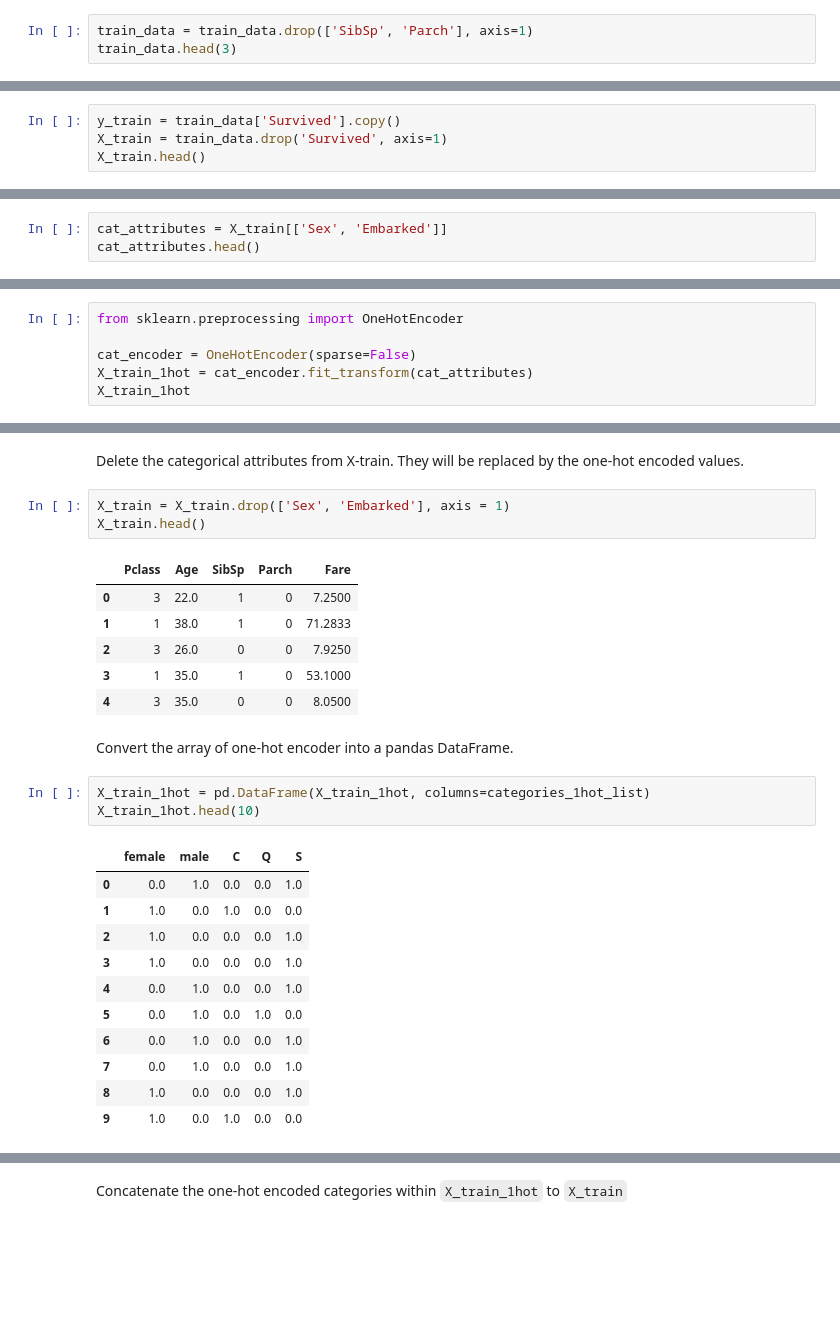
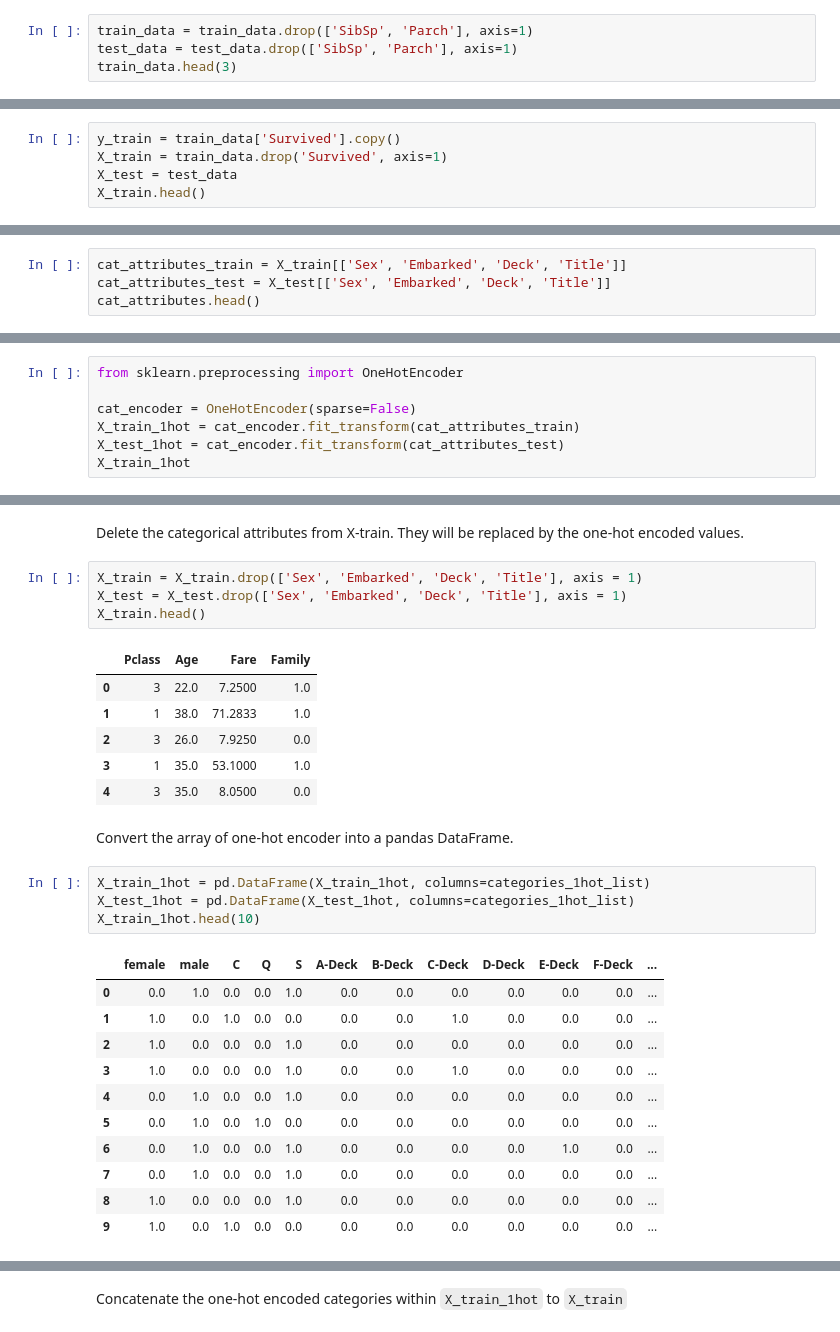
Before and after one commit to faberfred/kaggle, a Jupyter notebook: titanic/titanic_v2.ipynb, the cells around one changed output, grey strips where cells are left out. Cells and saved outputs as stored; diff of their text form; blank space fills up the shorter version.

```diff
--- a/titanic/titanic_v2.ipynb
+++ b/titanic/titanic_v2.ipynb
@@ -472,5 +634,6 @@ Delete the attributes `SibSp` and `Parch` from the training data.
 # %%
 train_data = train_data.drop(['SibSp', 'Parch'], axis=1)
+test_data = test_data.drop(['SibSp', 'Parch'], axis=1)
 train_data.head(3)
 # %% [output]
 |  | Survived | Pclass | Sex | Age | Fare | Embarked | Deck | Title | Family |
@@ -487,4 +663,5 @@ Drop the label attribute `Survived` from the training data set and move it into
 # %%
 y_train = train_data['Survived'].copy()
 X_train = train_data.drop('Survived', axis=1)
+X_test = test_data
 X_train.head()
@@ -494,4 +678,5 @@ Extract the categorical attributes `Sex` and `Embarked` and store them within ca
 # %%
-cat_attributes = X_train[['Sex', 'Embarked']]
+cat_attributes_train = X_train[['Sex', 'Embarked', 'Deck', 'Title']]
+cat_attributes_test = X_test[['Sex', 'Embarked', 'Deck', 'Title']]
 cat_attributes.head()
 # %% [output]
@@ -508,6 +693,7 @@ Use [`OneHotEncoder`](https://scikit-learn.org/stable/modules/generated/sklearn.
 from sklearn.preprocessing import OneHotEncoder
 
 cat_encoder = OneHotEncoder(sparse=False)
-X_train_1hot = cat_encoder.fit_transform(cat_attributes)
+X_train_1hot = cat_encoder.fit_transform(cat_attributes_train)
+X_test_1hot = cat_encoder.fit_transform(cat_attributes_test)
 X_train_1hot
 # %% [output]
@@ -533,32 +734,34 @@ categories_1hot_list
 # %% [markdown]
 Delete the categorical attributes from X-train. They will be replaced by the one-hot encoded values.
 # %%
-X_train = X_train.drop(['Sex', 'Embarked'], axis = 1)
+X_train = X_train.drop(['Sex', 'Embarked', 'Deck', 'Title'], axis = 1)
+X_test = X_test.drop(['Sex', 'Embarked', 'Deck', 'Title'], axis = 1)
 X_train.head()
 # %% [output]
-|  | Pclass | Age | SibSp | Parch | Fare |
-| 0 | 3 | 22.0 | 1 | 0 | 7.2500 |
-| 1 | 1 | 38.0 | 1 | 0 | 71.2833 |
-| 2 | 3 | 26.0 | 0 | 0 | 7.9250 |
-| 3 | 1 | 35.0 | 1 | 0 | 53.1000 |
-| 4 | 3 | 35.0 | 0 | 0 | 8.0500 |
+|  | Pclass | Age | Fare | Family |
+| 0 | 3 | 22.0 | 7.2500 | 1.0 |
+| 1 | 1 | 38.0 | 71.2833 | 1.0 |
+| 2 | 3 | 26.0 | 7.9250 | 0.0 |
+| 3 | 1 | 35.0 | 53.1000 | 1.0 |
+| 4 | 3 | 35.0 | 8.0500 | 0.0 |
 # %% [markdown]
 Convert the array of one-hot encoder into a pandas DataFrame.
 # %%
 X_train_1hot = pd.DataFrame(X_train_1hot, columns=categories_1hot_list)
+X_test_1hot = pd.DataFrame(X_test_1hot, columns=categories_1hot_list)
 X_train_1hot.head(10)
 # %% [output]
-|  | female | male | C | Q | S |
-| 0 | 0.0 | 1.0 | 0.0 | 0.0 | 1.0 |
-| 1 | 1.0 | 0.0 | 1.0 | 0.0 | 0.0 |
-| 2 | 1.0 | 0.0 | 0.0 | 0.0 | 1.0 |
-| 3 | 1.0 | 0.0 | 0.0 | 0.0 | 1.0 |
-| 4 | 0.0 | 1.0 | 0.0 | 0.0 | 1.0 |
-| 5 | 0.0 | 1.0 | 0.0 | 1.0 | 0.0 |
-| 6 | 0.0 | 1.0 | 0.0 | 0.0 | 1.0 |
-| 7 | 0.0 | 1.0 | 0.0 | 0.0 | 1.0 |
-| 8 | 1.0 | 0.0 | 0.0 | 0.0 | 1.0 |
-| 9 | 1.0 | 0.0 | 1.0 | 0.0 | 0.0 |
+|  | female | male | C | Q | S | A-Deck | B-Deck | C-Deck | D-Deck | E-Deck | F-Deck | ... |
+| 0 | 0.0 | 1.0 | 0.0 | 0.0 | 1.0 | 0.0 | 0.0 | 0.0 | 0.0 | 0.0 | 0.0 | ... |
+| 1 | 1.0 | 0.0 | 1.0 | 0.0 | 0.0 | 0.0 | 0.0 | 1.0 | 0.0 | 0.0 | 0.0 | ... |
+| 2 | 1.0 | 0.0 | 0.0 | 0.0 | 1.0 | 0.0 | 0.0 | 0.0 | 0.0 | 0.0 | 0.0 | ... |
+| 3 | 1.0 | 0.0 | 0.0 | 0.0 | 1.0 | 0.0 | 0.0 | 1.0 | 0.0 | 0.0 | 0.0 | ... |
+| 4 | 0.0 | 1.0 | 0.0 | 0.0 | 1.0 | 0.0 | 0.0 | 0.0 | 0.0 | 0.0 | 0.0 | ... |
+| 5 | 0.0 | 1.0 | 0.0 | 1.0 | 0.0 | 0.0 | 0.0 | 0.0 | 0.0 | 0.0 | 0.0 | ... |
+| 6 | 0.0 | 1.0 | 0.0 | 0.0 | 1.0 | 0.0 | 0.0 | 0.0 | 0.0 | 1.0 | 0.0 | ... |
+| 7 | 0.0 | 1.0 | 0.0 | 0.0 | 1.0 | 0.0 | 0.0 | 0.0 | 0.0 | 0.0 | 0.0 | ... |
+| 8 | 1.0 | 0.0 | 0.0 | 0.0 | 1.0 | 0.0 | 0.0 | 0.0 | 0.0 | 0.0 | 0.0 | ... |
+| 9 | 1.0 | 0.0 | 1.0 | 0.0 | 0.0 | 0.0 | 0.0 | 0.0 | 0.0 | 0.0 | 0.0 | ... |
 # %%
 X_train_1hot.info()
 # %% [output]
```
Also changed, not shown: parts of 87 cells of this notebook.
